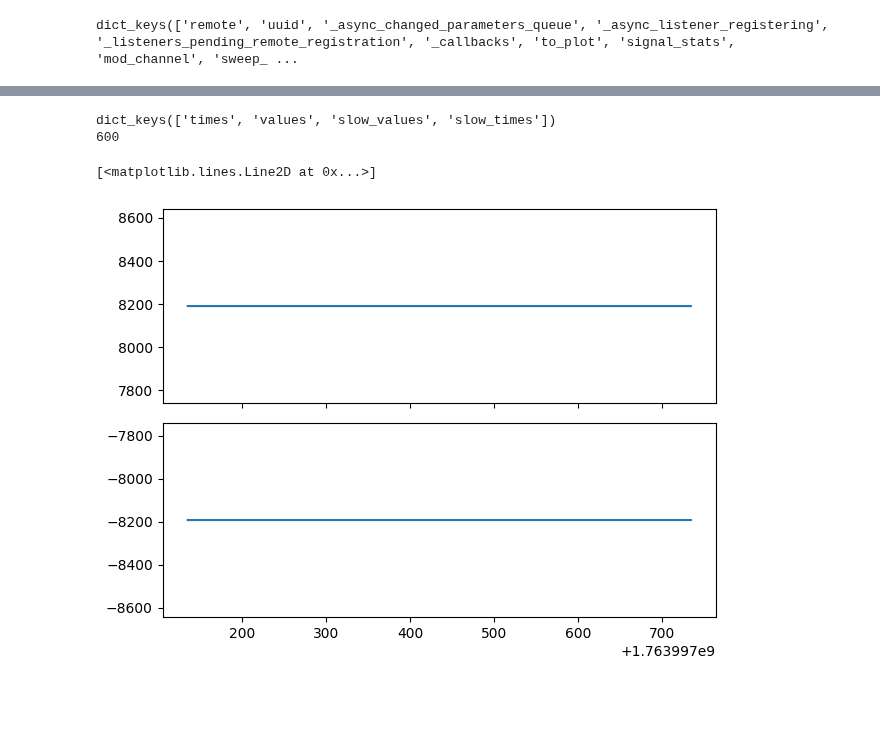
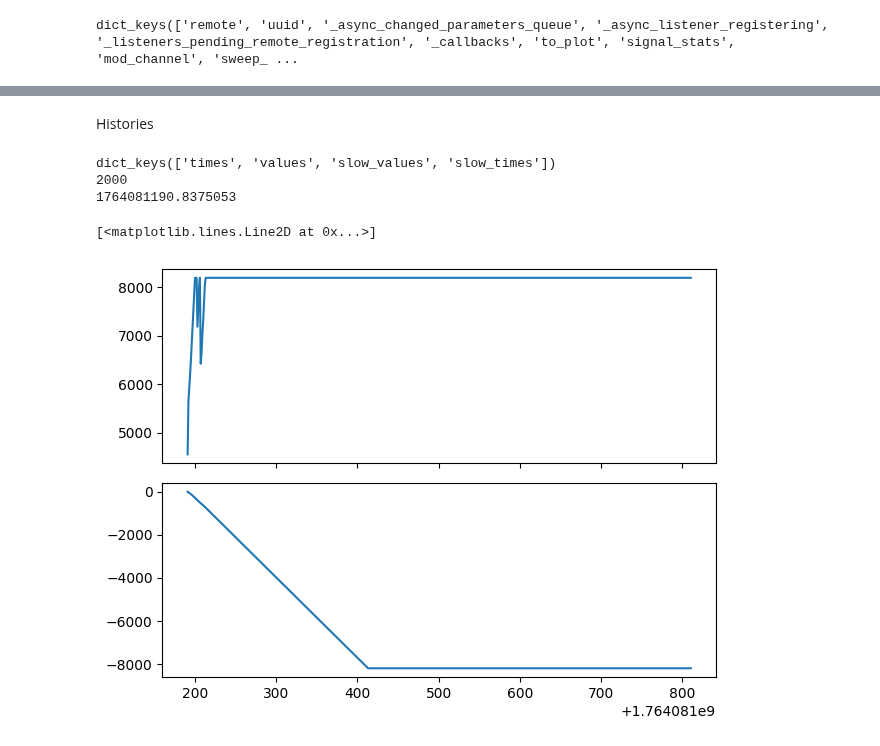
Before and after one commit to jack00look/RP_Spectroscopy, a Jupyter notebook: GettingStarted.ipynb, the cells around one changed output, grey strips where cells are left out. Drawn from its saved outputs; the diff is of its cells as text; code cells hidden in the pictures; blank space fills up the shorter version.

```diff
--- a/GettingStarted.ipynb
+++ b/GettingStarted.ipynb
@@ -72,7 +72,15 @@ def wait_for_lock_status(should_be_locked):
 # Turn off the lock (if currently running)
 c.connection.root.start_sweep()
 c.parameters.modulation_frequency.value = 0.05*MHz
-c.parameters.modulation_amplitude.value = 0.1*Vpp
+c.parameters.modulation_amplitude.value = 0.5*Vpp
+c.parameters.p.value = 5000
+c.parameters.i.value = 100
+c.parameters.d.value = 0
+c.parameters.target_slope_rising.value = True
+c.parameters.control_signal_history_length.value = 2000
+
+#c.parameters.pid_on_slow_enabled.value = False
+
 c.connection.root.write_registers()
 # %% [output]
 linien_client.connection       INFO     Try to connect to 192.168.1.159:18862
@@ -96,9 +89,3 @@ linien_client.connection       INFO     Connection established!
-# %%
-c.parameters.modulation_frequency.value = 0.05*MHz
-c.connection.root.write_registers()
-# %%
-c.parameters.modulation_amplitude.value = 0.1*Vpp
-c.connection.root.write_registers()
 # %%
 c.parameters.demodulation_phase_a.value = 160
 c.connection.root.write_registers()
@@ -132,7 +119,7 @@ Demodulation phase: 150.0 degrees
 Demodulation filter 1: 10000.0 Hz
 Demodulation filter 2: 10000.0 Hz
 # %%
-c.parameters.offset_a.value = -65
+c.parameters.offset_a.value = -85
 c.connection.root.write_registers()
 # %%
 c.parameters.check_for_changed_parameters()
@@ -325,14 +355,49 @@ Control history
+# %% [markdown]
+Histories
 # %%
+counter = 0
+limit = 5
+
+c.parameters.check_for_changed_parameters()
+
+while True:
+
+    if counter >= limit:
+        break
+
+    counter +=1
+
+    control_history = c.parameters.control_signal_history.value
+    signal_history = c.parameters.monitor_signal_history.value
+
+    fig, axs = plt.subplots(3,1, sharex=True, tight_layout=True)
+    fig.suptitle("Histories")
+
+    ax0, ax1, ax2 = axs
+
+    ax0.set_title("Control Signal")
+    ax0.plot(control_history["times"], control_history["values"])
+
+    ax1.set_title("Slow Control Signal")
+    ax1.plot(control_history["slow_times"], control_history["slow_values"])
+
+
+
+    sleep(1)
+
+
 ch = c.parameters.control_signal_history.value
 print(ch.keys())
 print(c.parameters.control_signal_history_length.value)
+print(c.parameters.control_signal_history.value["times"][0])
 
 fig, axs = plt.subplots(2,1, sharex=True, tight_layout=True)
 ax0, ax1 = axs
 ax0.plot(ch["times"], ch["values"], label="Control Signal")
 ax1.plot(ch["slow_times"], ch["slow_values"], label="Control Signal")
 # %% [output]
 dict_keys(['times', 'values', 'slow_values', 'slow_times'])
-600
+2000
+1764081190.8375053
 [<matplotlib.lines.Line2D at 0x...>]
-[figure, old version]
+[figure, new version]
```
Also changed, not shown: parts of 12 cells of this notebook, 8 other files.
